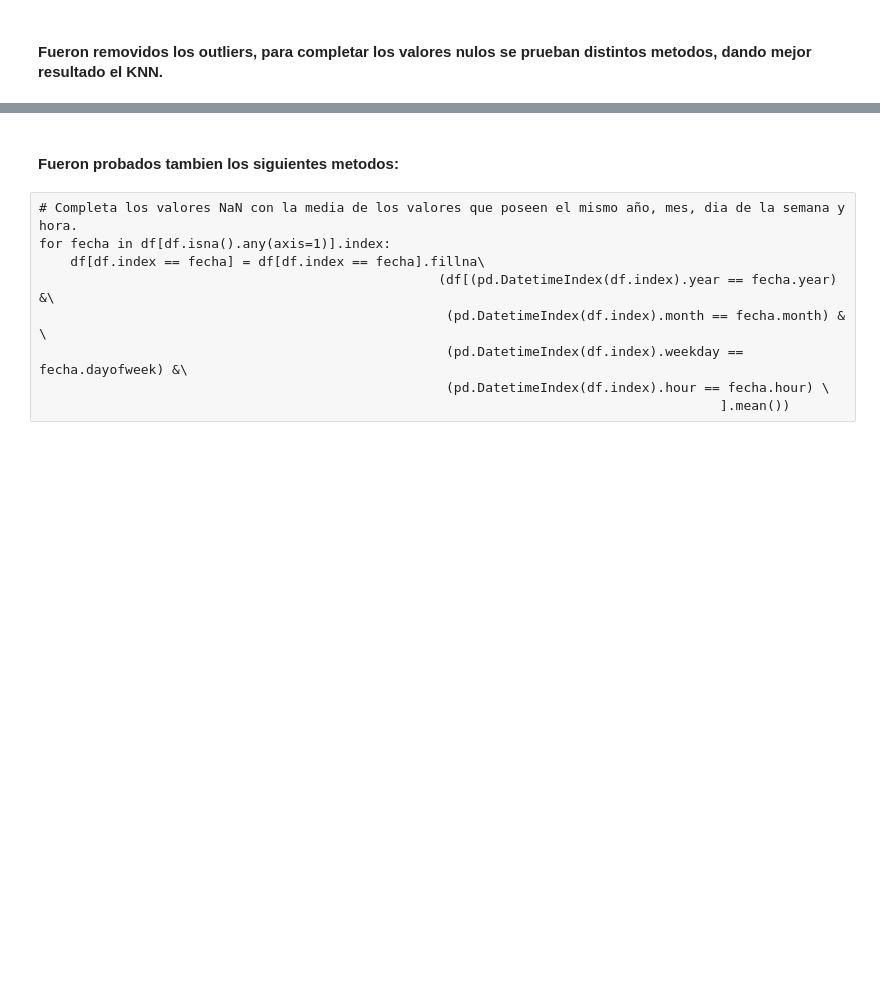
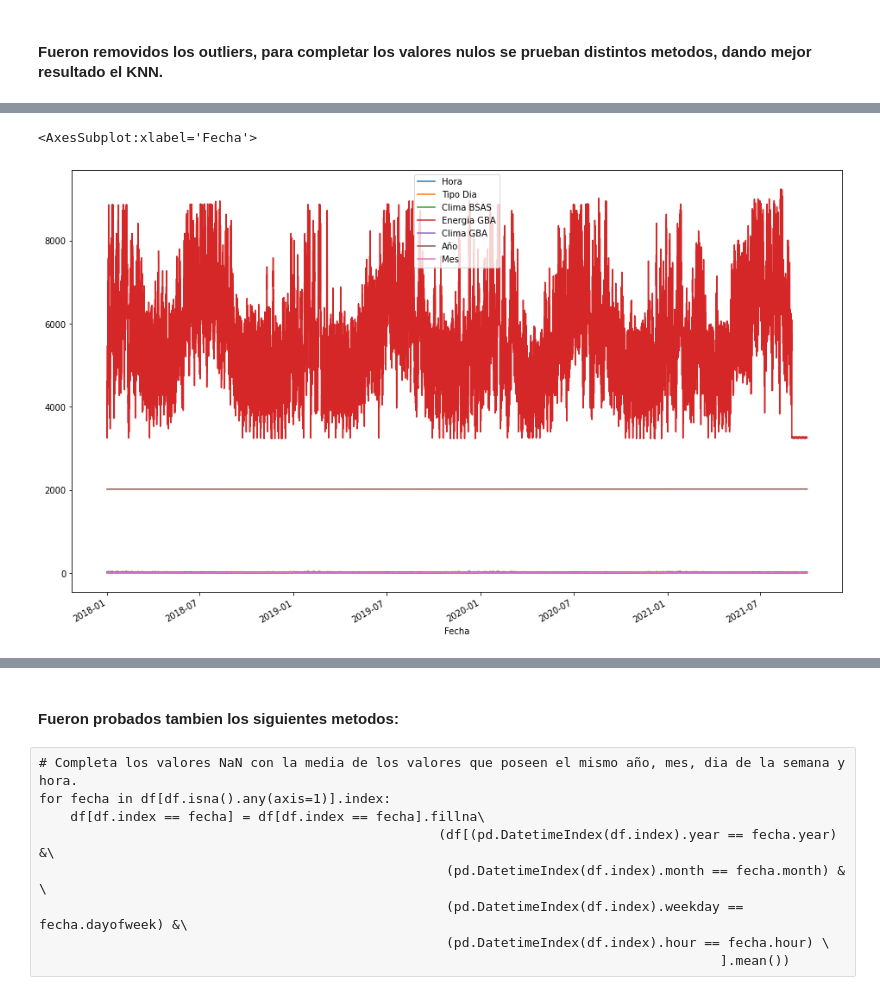
Before and after one commit to IlicicAxel/Energia_Forecast, a Jupyter notebook: Energia_EDA.ipynb, the cells around one changed output, grey strips where cells are left out. Saved outputs shown, nothing was run; the diff lists cells and outputs as text; code cells hidden in the pictures; blank space fills up the shorter version.

```diff
--- a/Energia_EDA.ipynb
+++ b/Energia_EDA.ipynb
@@ -136,0 +193,9 @@ def optimize_k(data, target):
+# %%
+#Fill NaN using lightgbm with best parameters found in errors dataframe
+model = LGBMRegressor(max_depth=7, num_leaves=18, learning_rate=0.05)
+model.fit(df_before, df_before['Energia GBA'])
+preds = model.predict(df)
+df['Energia GBA'] = preds
+# %% [output]
+<AxesSubplot:xlabel='Fecha'>
+[figure, added]
```
Also changed, not shown: parts of 19 cells of this notebook, 7 other files.
